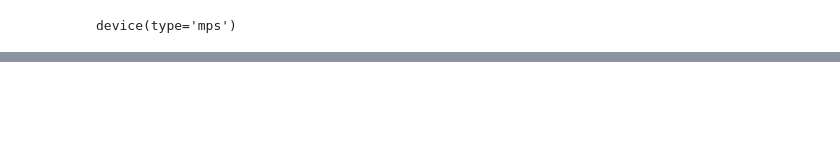
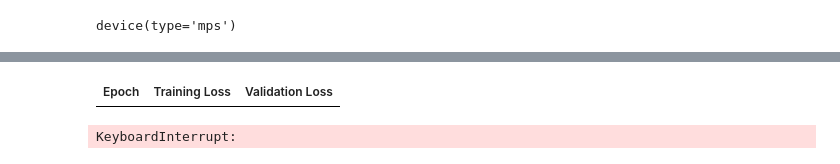
Before and after one commit to nguthiru/SwaLLM-resources, a Jupyter notebook: Limba.ipynb, the cells around one changed output, grey strips where cells are left out. Drawn from its saved outputs; the diff is of its cells as text; code cells hidden in the pictures; blank space fills up the shorter version.

```diff
--- a/Limba.ipynb
+++ b/Limba.ipynb
@@ -396,11 +417,12 @@ from torch.nn.utils.rnn import pad_sequence
 class TokenizedDataset(Dataset):
     def __init__(self, tokenized_dataset):
         self.tokenized_dataset = tokenized_dataset
+        self.tokenized_dataset.set_format(type="torch", columns=["input_ids"])
         self.pad_token_id = silabi_tokenizer.pad_token_id
     def __len__(self):
         return len(self.tokenized_dataset)
     def __getitem__(self, idx):
-        return torch.tensor(self.tokenized_dataset[idx]['input_ids'])
+        return self.tokenized_dataset[idx]['input_ids']
 # %%
 #train_tokenized = TokenizedDataset(train_tokenized_dataset)
 test_tokenized = TokenizedDataset(test_tokenized_dataset)
@@ -478,0 +525,13 @@ KeyboardInterrupt:
+# %%
+config = GPT2Config(
+    vocab_size=silabi_tokenizer.vocab_size,
+    n_positions=1024,
+    n_ctx=1024,
+    n_embd=768,
+    n_layer=12,
+    n_head=12,
+    bos_token_id=silabi_tokenizer.bos_token_id,
+    eos_token_id=silabi_tokenizer.eos_token_id,
+)
+# %%
+gpt2_model = GPT2LMHeadModel(config)
@@ -478,0 +559,28 @@ KeyboardInterrupt:
+# %%
+from transformers import Trainer, TrainingArguments
+
+training_args = TrainingArguments(
+    output_dir="./gpt2_model",
+    evaluation_strategy="epoch",
+    learning_rate=5e-4,
+    weight_decay=0.01,
+    per_device_train_batch_size=4,
+    per_device_eval_batch_size=4,
+    num_train_epochs=3,
+    save_strategy="epoch",
+    save_total_limit=2,
+    logging_dir="./logs",
+    logging_steps=100,
+)
+
+trainer = Trainer(
+    model=gpt2_model,
+    args=training_args,
+    train_dataset=test_tokenized,
+    eval_dataset=val_tokenized_dataset,
+    processing_class=silabi_tokenizer,
+    data_collator=data_collator,
+)
+# %%
+trainer.train()
+# %% [output]
@@ -478,0 +588,2 @@ KeyboardInterrupt:
+| Epoch | Training Loss | Validation Loss |
+KeyboardInterrupt:
```
Also changed, not shown: parts of 28 cells of this notebook, 4 other files.
